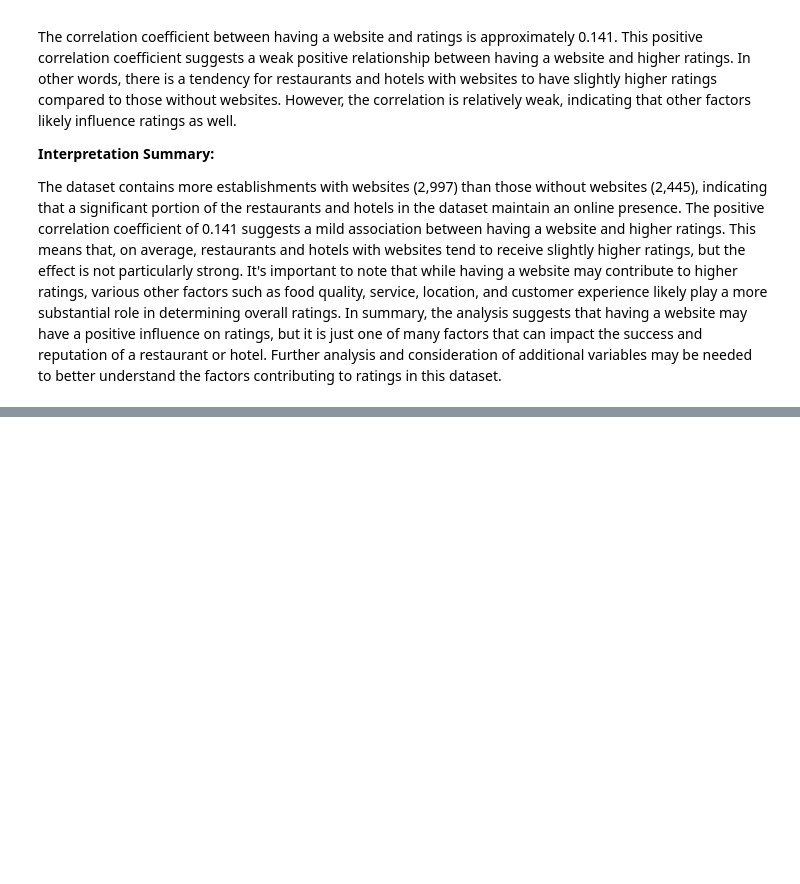
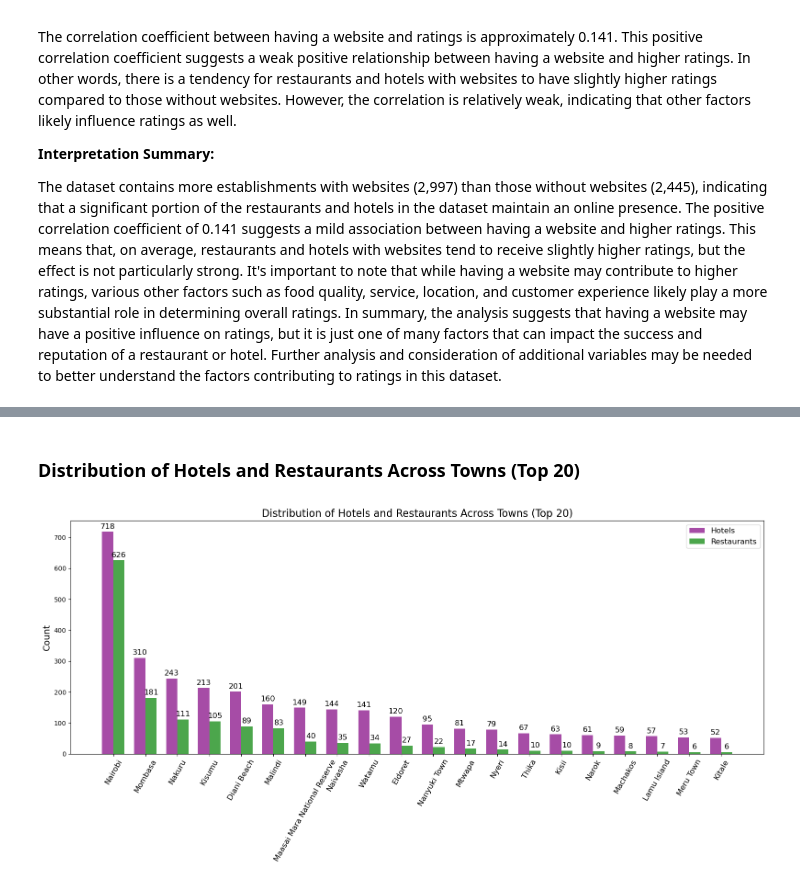
Before and after one commit to Ivan3864/Flavors-of-Kenya-The-Restaurant-Recommender, a Jupyter notebook: Notebook.ipynb, the cells around one changed output, grey strips where cells are left out. Saved outputs shown, nothing was run; the diff lists cells and outputs as text; code cells hidden in the pictures; blank space fills up the shorter version.

```diff
--- a/Notebook.ipynb
+++ b/Notebook.ipynb
@@ -687,0 +740,64 @@ In summary, the analysis suggests that having a website may have a positive infl
+# %% [markdown]
+### Distribution of Hotels and Restaurants Across Towns (Top 20)
+# %%
+# Filter the data for hotels and restaurants
+hotels = final_data[final_data['category'] == 'hotel']
+restaurants = final_data[final_data['category'] == 'restaurant']
+
+# Count the number of hotels and restaurants for each source
+hotel_counts = hotels['source'].value_counts()
+restaurant_counts = restaurants['source'].value_counts()
+
+# Combine the unique sources from both hotels and restaurants
+all_sources = set(hotel_counts.index) | set(restaurant_counts.index)
+
+# Create arrays with zeros for sources that are missing in hotel or restaurant data
+missing_hotel_sources = np.setdiff1d(list(all_sources), hotel_counts.index)
+missing_restaurant_sources = np.setdiff1d(list(all_sources), restaurant_counts.index)
+
+# Add missing sources with count 0
+for source in missing_hotel_sources:
+    hotel_counts[source] = 0
+
+for source in missing_restaurant_sources:
+    restaurant_counts[source] = 0
+
+# Sort the counts by the unique sources and select the top 20 sources
+top_20_hotel_counts = hotel_counts.loc[list(all_sources)].nlargest(20)
+top_20_restaurant_counts = restaurant_counts.loc[list(all_sources)].nlargest(20)
+# Create a figure and axis for the bar plots
+fig, ax = plt.subplots(figsize=(16, 8))
+
+# Define the width of the bars
+width = 0.35
+
+# Create an array of x values for the bars
+x = np.arange(len(top_20_hotel_counts))
+
+# Create the bar plots for hotels and restaurants
+ax.bar(x - width/2, top_20_hotel_counts, width, label='Hotels', color='purple', alpha=0.7)
+ax.bar(x + width/2, top_20_restaurant_counts, width, label='Restaurants', color='green', alpha=0.7)
+
+# Annotate the bars with exact counts
+for i, count in enumerate(top_20_hotel_counts):
+    ax.text(x[i] - width/2, count + 10, str(count), ha='center', fontsize=12)
+
+for i, count in enumerate(top_20_restaurant_counts):
+    ax.text(x[i] + width/2, count + 10, str(count), ha='center', fontsize=12)
+
+# Set the x-axis ticks and labels
+ax.set_xticks(x)
+ax.set_xticklabels(top_20_hotel_counts.index, rotation=60, fontsize=12)
+
+# Set the y-axis label
+ax.set_ylabel('Count', fontsize=14)
+
+# Set the title and legend
+ax.set_title('Distribution of Hotels and Restaurants Across Towns (Top 20)', fontsize=16)
+ax.legend(fontsize=12)
+
+# Show the plot
+plt.tight_layout()
+plt.show()
+# %% [output]
+[figure, added]
```
Also changed, not shown: parts of 13 cells of this notebook.
